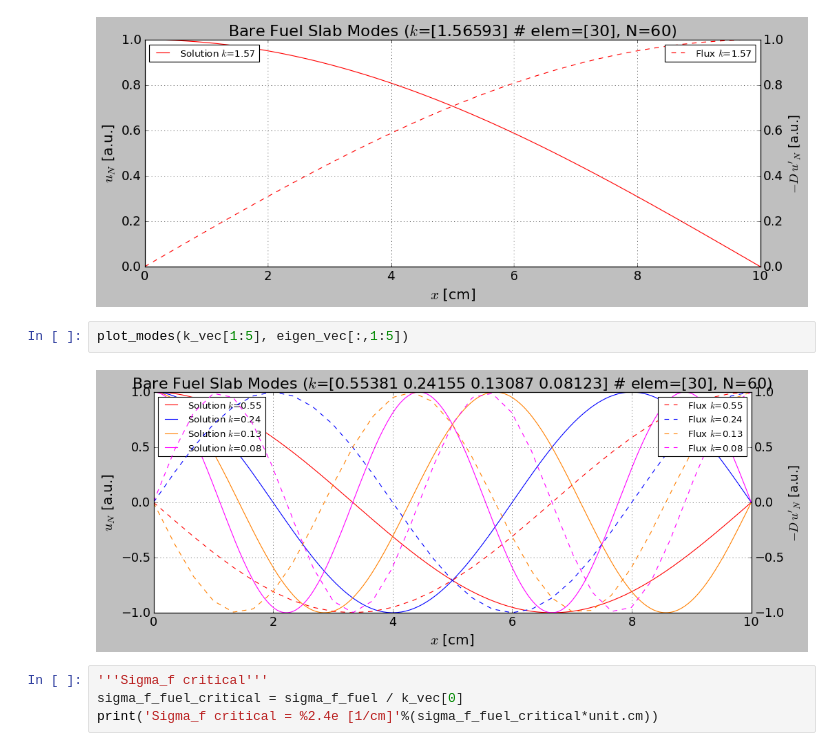
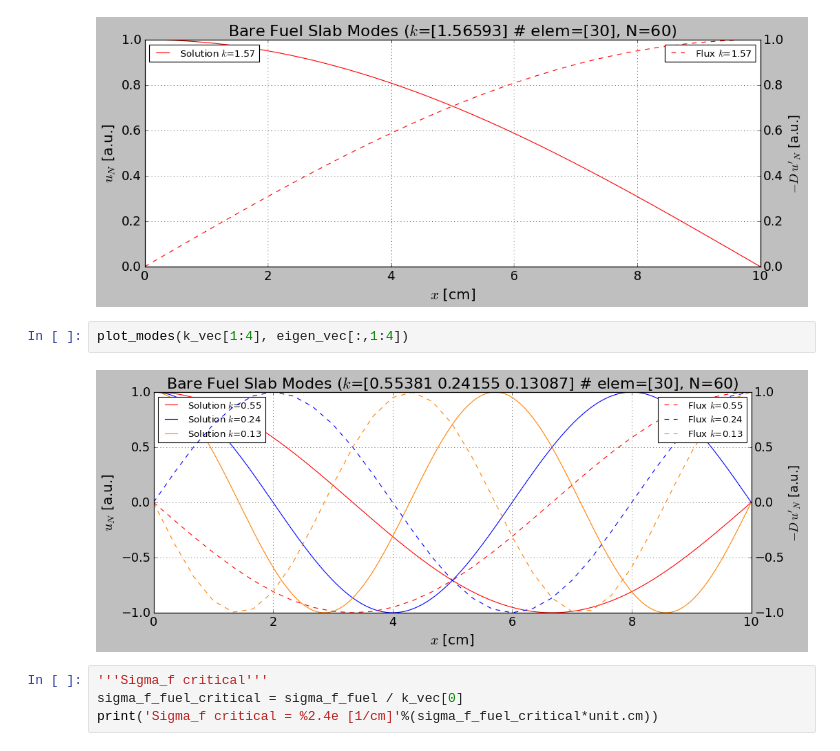
Before and after one commit to dpploy/engy-5050, a Jupyter notebook: notebooks/08-critical-bare-fuel-slab.ipynb, the cells around one changed output. Saved outputs shown, nothing was run; the diff lists cells and outputs as text.

```diff
--- a/notebooks/08-critical-bare-fuel-slab.ipynb
+++ b/notebooks/08-critical-bare-fuel-slab.ipynb
@@ -395,9 +395,9 @@ plot_modes(k_vec[0:1], eigen_vec[:,0:1])
 # %% [output]
 [figure]
 # %%
-plot_modes(k_vec[1:5], eigen_vec[:,1:5])
+plot_modes(k_vec[1:4], eigen_vec[:,1:4])
 # %% [output]
-[figure, old version]
+[figure, new version]
 # %%
 '''Sigma_f critical'''
 sigma_f_fuel_critical = sigma_f_fuel / k_vec[0]
```
Also changed, not shown: parts of 1 cell of this notebook, 2 other files.
